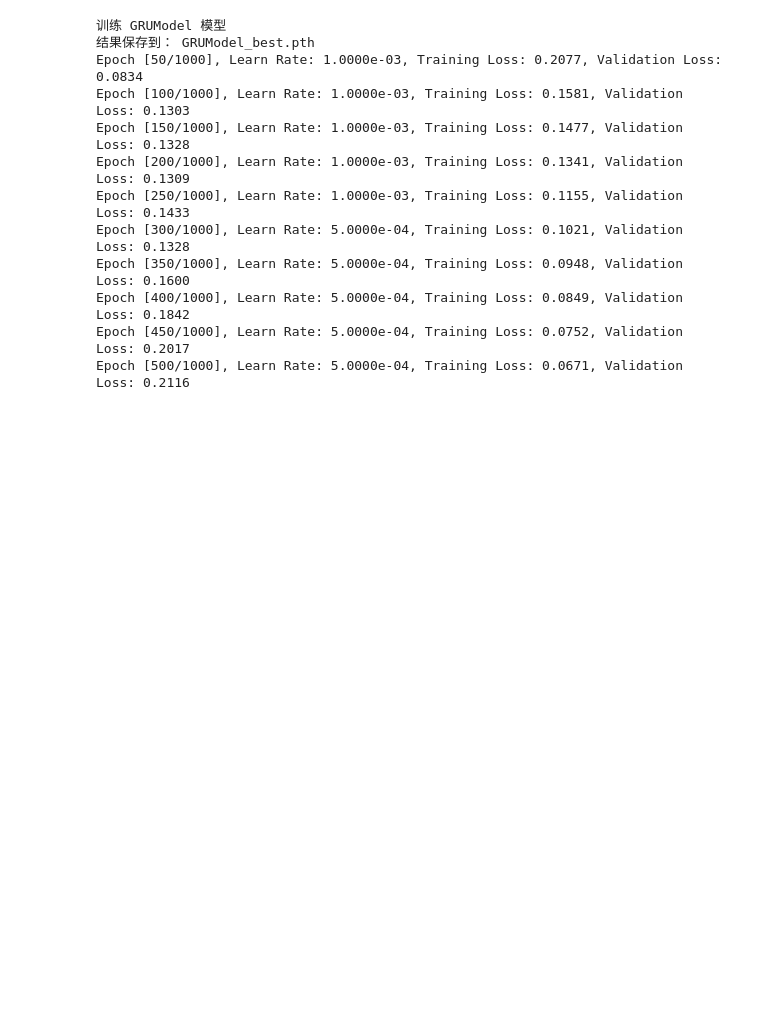
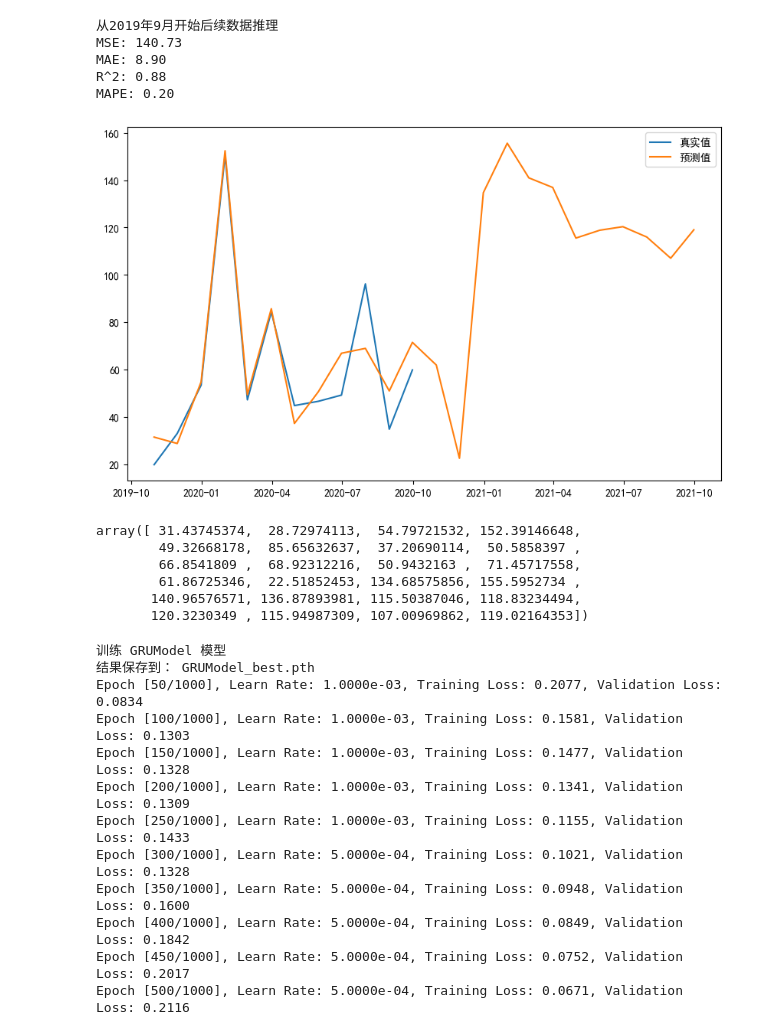
Before and after one commit to hh66911/2024-dingding-A, a Jupyter notebook: grumodel.ipynb, the cells around one changed output. Cells and saved outputs as stored; diff of their text form; code cells hidden in the pictures; blank space fills up the shorter version.

```diff
--- a/grumodel.ipynb
+++ b/grumodel.ipynb
@@ -37,6 +37,25 @@ class GRUModel(nn.Module):
 model_parameters = {
     "input_size": 3, "hidden_size": 32, "num_layers": 1, "output_size": 1
 }
+# %%
+model = model_predict.load_rnn_model_best(GRUModel, model_parameters)
+# %%
+from importlib import reload
+reload(model_predict)
+model_predict.predict_to_future_rnn(model, series, scaler)
+# %% [output]
+从2019年9月开始后续数据推理
+MSE: 140.73
+MAE: 8.90
+R^2: 0.88
+MAPE: 0.20
+[figure, added]
+array([ 31.43745374,  28.72974113,  54.79721532, 152.39146648,
+        49.32668178,  85.65632637,  37.20690114,  50.5858397 ,
+        66.8541809 ,  68.92312216,  50.9432163 ,  71.45717558,
+        61.86725346,  22.51852453, 134.68575856, 155.5952734 ,
+       140.96576571, 136.87893981, 115.50387046, 118.83234494,
+       120.3230349 , 115.94987309, 107.00969862, 119.02164353])
 # %%
 model_predict.train_rnn_model(GRUModel, model_parameters, series)
 # %% [output]
```
Also changed, not shown: 2 other files.
